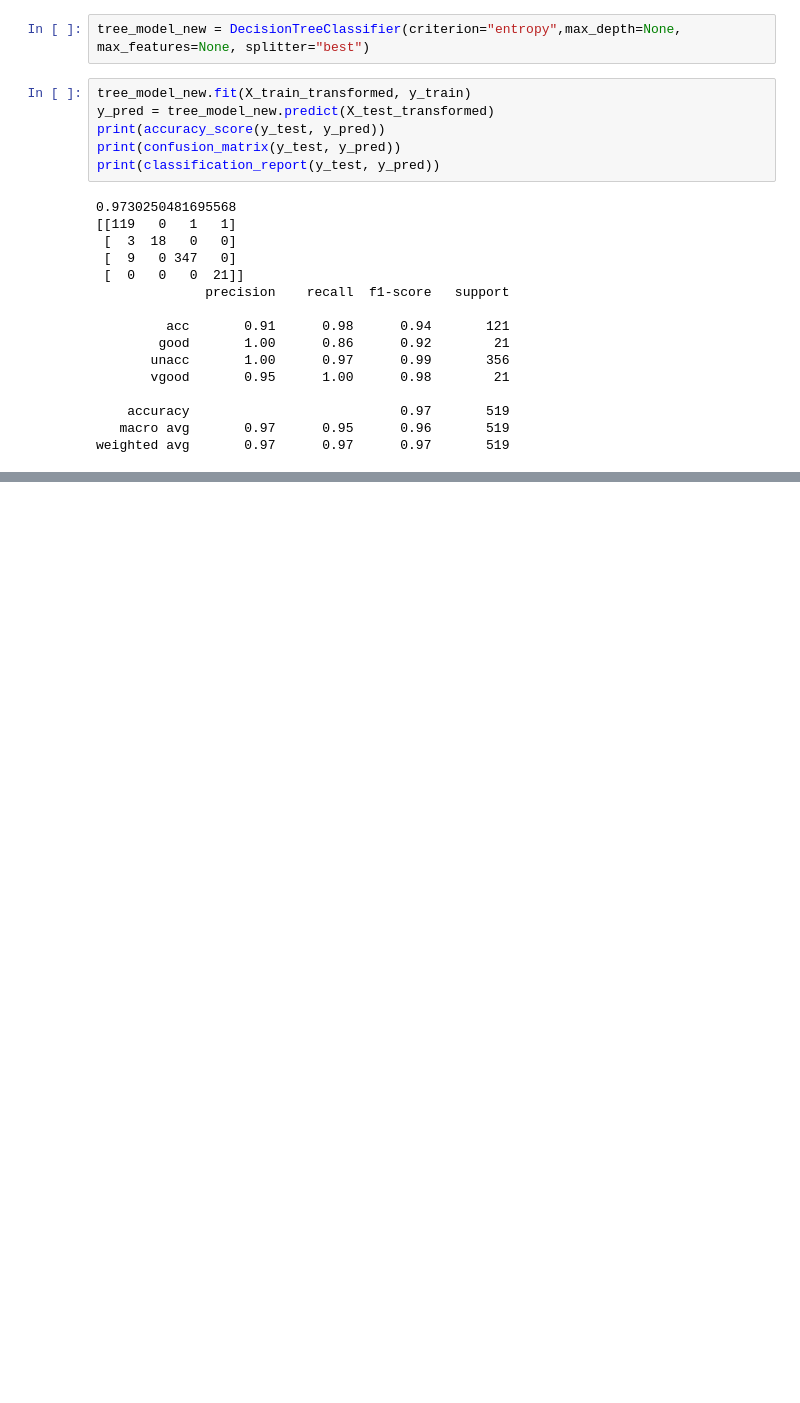
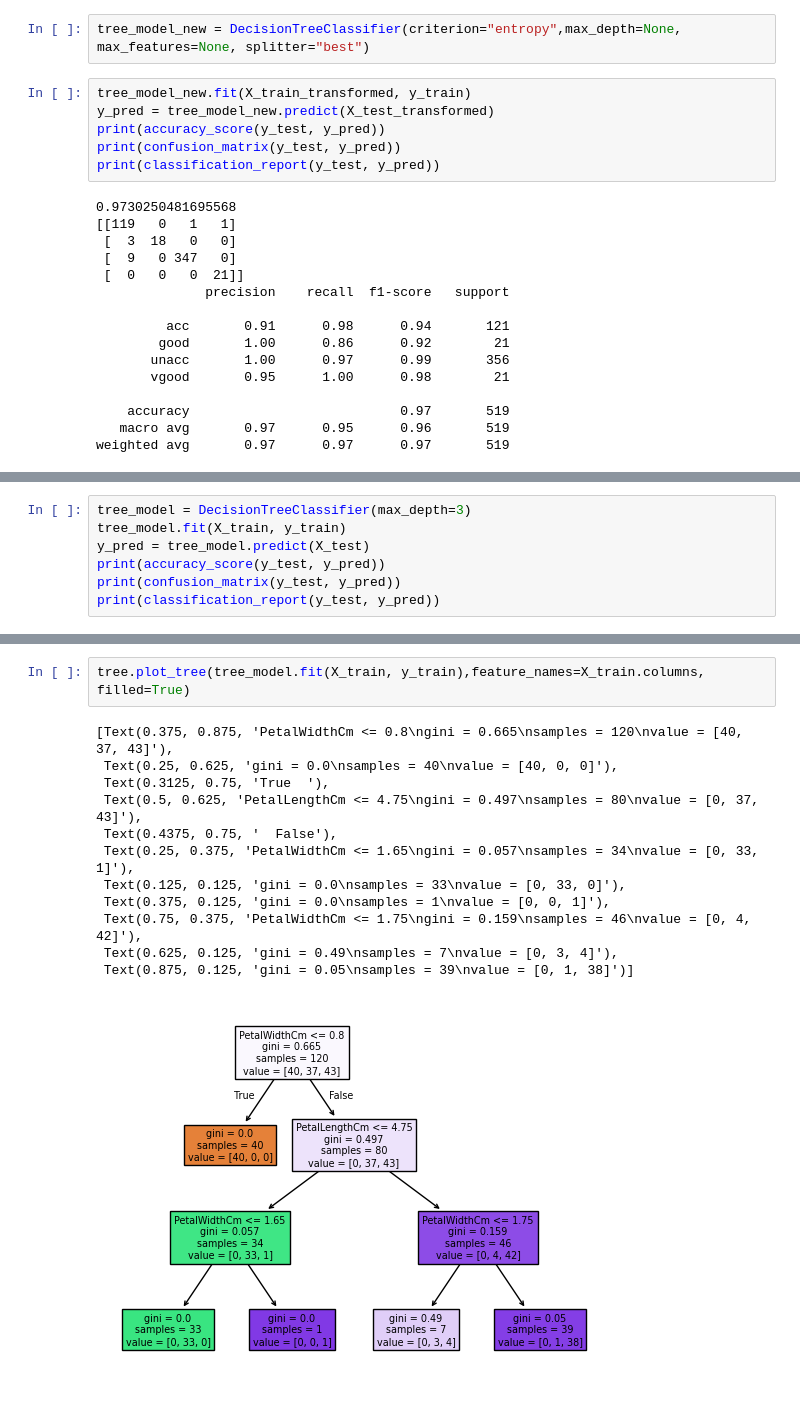
Before and after one commit to Elf-13/Machine-Learning-Studies, a Jupyter notebook: 03 - Decision Tree/Car_Evaluation.ipynb, the cells around one changed output, grey strips where cells are left out. Cells and saved outputs as stored; diff of their text form; blank space fills up the shorter version.

```diff
--- a/03 - Decision Tree/Car_Evaluation.ipynb
+++ b/03 - Decision Tree/Car_Evaluation.ipynb
@@ -308,0 +390,7 @@ tree.plot_tree(tree_model_new.fit(X_train_transformed, y_train),feature_names=co
+# %%
+tree_model = DecisionTreeClassifier(max_depth=3)
+tree_model.fit(X_train, y_train)
+y_pred = tree_model.predict(X_test)
+print(accuracy_score(y_test, y_pred))
+print(confusion_matrix(y_test, y_pred))
+print(classification_report(y_test, y_pred))
@@ -308,0 +411,15 @@ tree.plot_tree(tree_model_new.fit(X_train_transformed, y_train),feature_names=co
+# %%
+tree.plot_tree(tree_model.fit(X_train, y_train),feature_names=X_train.columns, filled=True)
+# %% [output]
+[Text(0.375, 0.875, 'PetalWidthCm <= 0.8\ngini = 0.665\nsamples = 120\nvalue = [40, 37, 43]'),
+ Text(0.25, 0.625, 'gini = 0.0\nsamples = 40\nvalue = [40, 0, 0]'),
+ Text(0.3125, 0.75, 'True  '),
+ Text(0.5, 0.625, 'PetalLengthCm <= 4.75\ngini = 0.497\nsamples = 80\nvalue = [0, 37, 43]'),
+ Text(0.4375, 0.75, '  False'),
+ Text(0.25, 0.375, 'PetalWidthCm <= 1.65\ngini = 0.057\nsamples = 34\nvalue = [0, 33, 1]'),
+ Text(0.125, 0.125, 'gini = 0.0\nsamples = 33\nvalue = [0, 33, 0]'),
+ Text(0.375, 0.125, 'gini = 0.0\nsamples = 1\nvalue = [0, 0, 1]'),
+ Text(0.75, 0.375, 'PetalWidthCm <= 1.75\ngini = 0.159\nsamples = 46\nvalue = [0, 4, 42]'),
+ Text(0.625, 0.125, 'gini = 0.49\nsamples = 7\nvalue = [0, 3, 4]'),
+ Text(0.875, 0.125, 'gini = 0.05\nsamples = 39\nvalue = [0, 1, 38]')]
+[figure, added]
```
Also changed, not shown: parts of 12 cells of this notebook.
